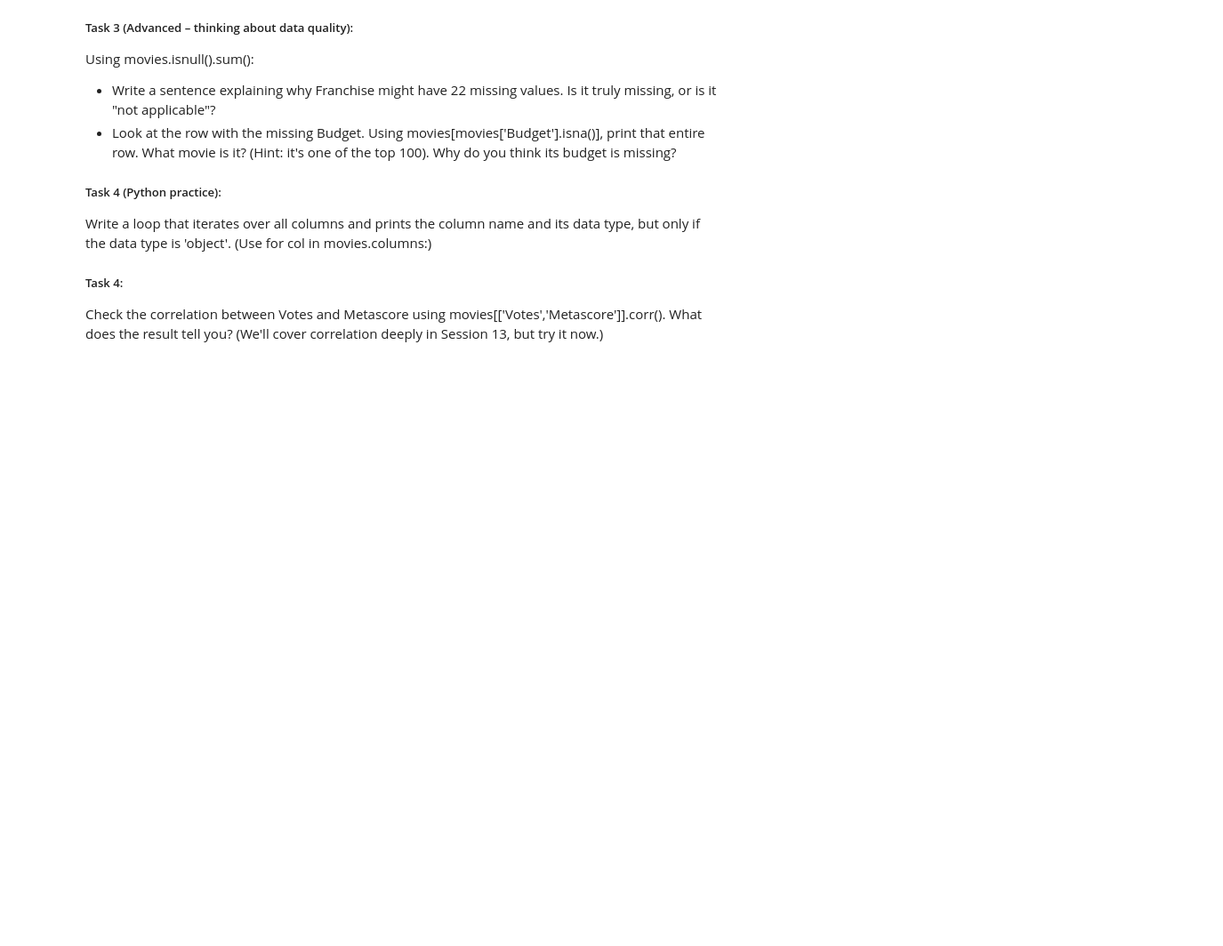
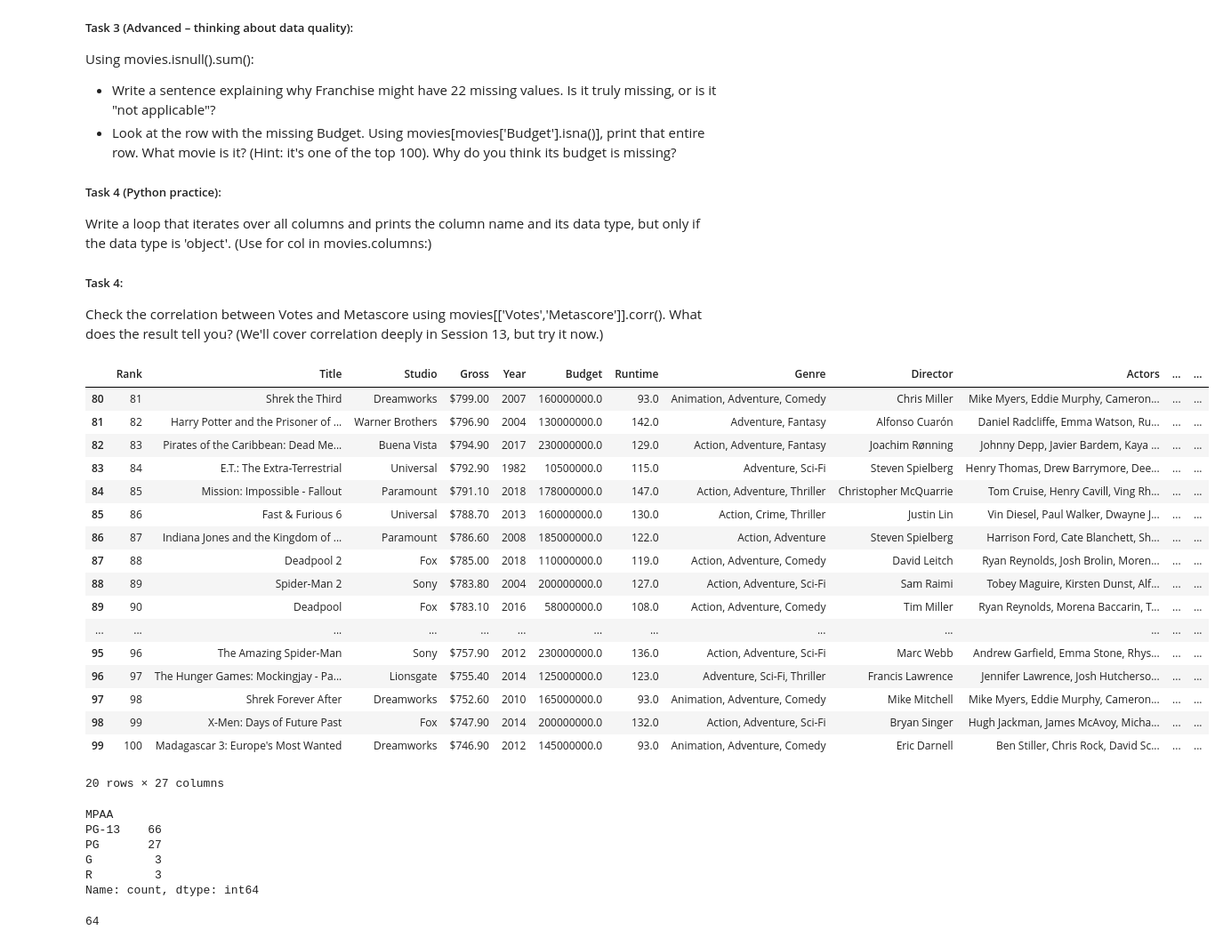
Before and after one commit to ThinkAlgoClub/data-analyst-accelerator, a Jupyter notebook: pandas/DA001-LoadingDataAndFirstInspection.ipynb, the cells around one changed output. Shown at 89% size. Saved outputs shown, nothing was run; the diff lists cells and outputs as text; code cells hidden in the pictures; blank space fills up the shorter version.

```diff
--- a/pandas/DA001-LoadingDataAndFirstInspection.ipynb
+++ b/pandas/DA001-LoadingDataAndFirstInspection.ipynb
@@ -326,3 +326,39 @@ Write a loop that iterates over all columns and prints the column name and its d
 
 ##### Task 4:
 Check the correlation between Votes and Metascore using movies[['Votes','Metascore']].corr(). What does the result tell you? (We'll cover correlation deeply in Session 13, but try it now.)
+# %%
+movies_last_20 = movies.tail(20)
+# %%
+movies_last_20
+# %% [output]
+|  | Rank | Title | Studio | Gross | Year | Budget | Runtime | Genre | Director | Actors | ... | ... |
+| 80 | 81 | Shrek the Third | Dreamworks | $799.00 | 2007 | 160000000.0 | 93.0 | Animation, Adventure, Comedy | Chris Miller | Mike Myers, Eddie Murphy, Cameron... | ... | ... |
+| 81 | 82 | Harry Potter and the Prisoner of ... | Warner Brothers | $796.90 | 2004 | 130000000.0 | 142.0 | Adventure, Fantasy | Alfonso Cuarón | Daniel Radcliffe, Emma Watson, Ru... | ... | ... |
+| 82 | 83 | Pirates of the Caribbean: Dead Me... | Buena Vista | $794.90 | 2017 | 230000000.0 | 129.0 | Action, Adventure, Fantasy | Joachim Rønning | Johnny Depp, Javier Bardem, Kaya ... | ... | ... |
+| 83 | 84 | E.T.: The Extra-Terrestrial | Universal | $792.90 | 1982 | 10500000.0 | 115.0 | Adventure, Sci-Fi | Steven Spielberg | Henry Thomas, Drew Barrymore, Dee... | ... | ... |
+| 84 | 85 | Mission: Impossible - Fallout | Paramount | $791.10 | 2018 | 178000000.0 | 147.0 | Action, Adventure, Thriller | Christopher McQuarrie | Tom Cruise, Henry Cavill, Ving Rh... | ... | ... |
+| 85 | 86 | Fast & Furious 6 | Universal | $788.70 | 2013 | 160000000.0 | 130.0 | Action, Crime, Thriller | Justin Lin | Vin Diesel, Paul Walker, Dwayne J... | ... | ... |
+| 86 | 87 | Indiana Jones and the Kingdom of ... | Paramount | $786.60 | 2008 | 185000000.0 | 122.0 | Action, Adventure | Steven Spielberg | Harrison Ford, Cate Blanchett, Sh... | ... | ... |
+| 87 | 88 | Deadpool 2 | Fox | $785.00 | 2018 | 110000000.0 | 119.0 | Action, Adventure, Comedy | David Leitch | Ryan Reynolds, Josh Brolin, Moren... | ... | ... |
+| 88 | 89 | Spider-Man 2 | Sony | $783.80 | 2004 | 200000000.0 | 127.0 | Action, Adventure, Sci-Fi | Sam Raimi | Tobey Maguire, Kirsten Dunst, Alf... | ... | ... |
+| 89 | 90 | Deadpool | Fox | $783.10 | 2016 | 58000000.0 | 108.0 | Action, Adventure, Comedy | Tim Miller | Ryan Reynolds, Morena Baccarin, T... | ... | ... |
+| ... | ... | ... | ... | ... | ... | ... | ... | ... | ... | ... | ... | ... |
+| 95 | 96 | The Amazing Spider-Man | Sony | $757.90 | 2012 | 230000000.0 | 136.0 | Action, Adventure, Sci-Fi | Marc Webb | Andrew Garfield, Emma Stone, Rhys... | ... | ... |
+| 96 | 97 | The Hunger Games: Mockingjay - Pa... | Lionsgate | $755.40 | 2014 | 125000000.0 | 123.0 | Adventure, Sci-Fi, Thriller | Francis Lawrence | Jennifer Lawrence, Josh Hutcherso... | ... | ... |
+| 97 | 98 | Shrek Forever After | Dreamworks | $752.60 | 2010 | 165000000.0 | 93.0 | Animation, Adventure, Comedy | Mike Mitchell | Mike Myers, Eddie Murphy, Cameron... | ... | ... |
+| 98 | 99 | X-Men: Days of Future Past | Fox | $747.90 | 2014 | 200000000.0 | 132.0 | Action, Adventure, Sci-Fi | Bryan Singer | Hugh Jackman, James McAvoy, Micha... | ... | ... |
+| 99 | 100 | Madagascar 3: Europe's Most Wanted | Dreamworks | $746.90 | 2012 | 145000000.0 | 93.0 | Animation, Adventure, Comedy | Eric Darnell | Ben Stiller, Chris Rock, David Sc... | ... | ... |
+20 rows × 27 columns
+# %%
+movies["MPAA"].value_counts()
+# %% [output]
+MPAA
+PG-13    66
+PG       27
+G         3
+R         3
+Name: count, dtype: int64
+# %%
+movies["Director"].nunique()
+# %% [output]
+64
```
Also changed, not shown: 3 other files.
